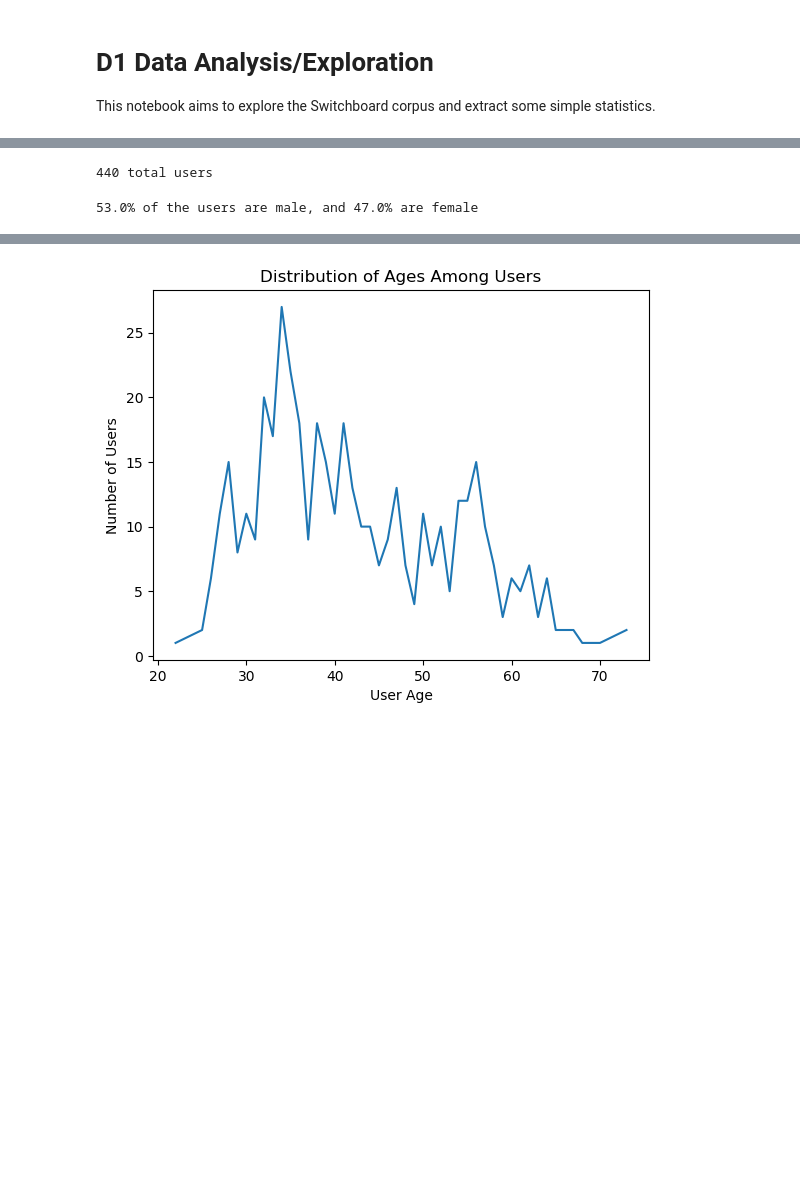
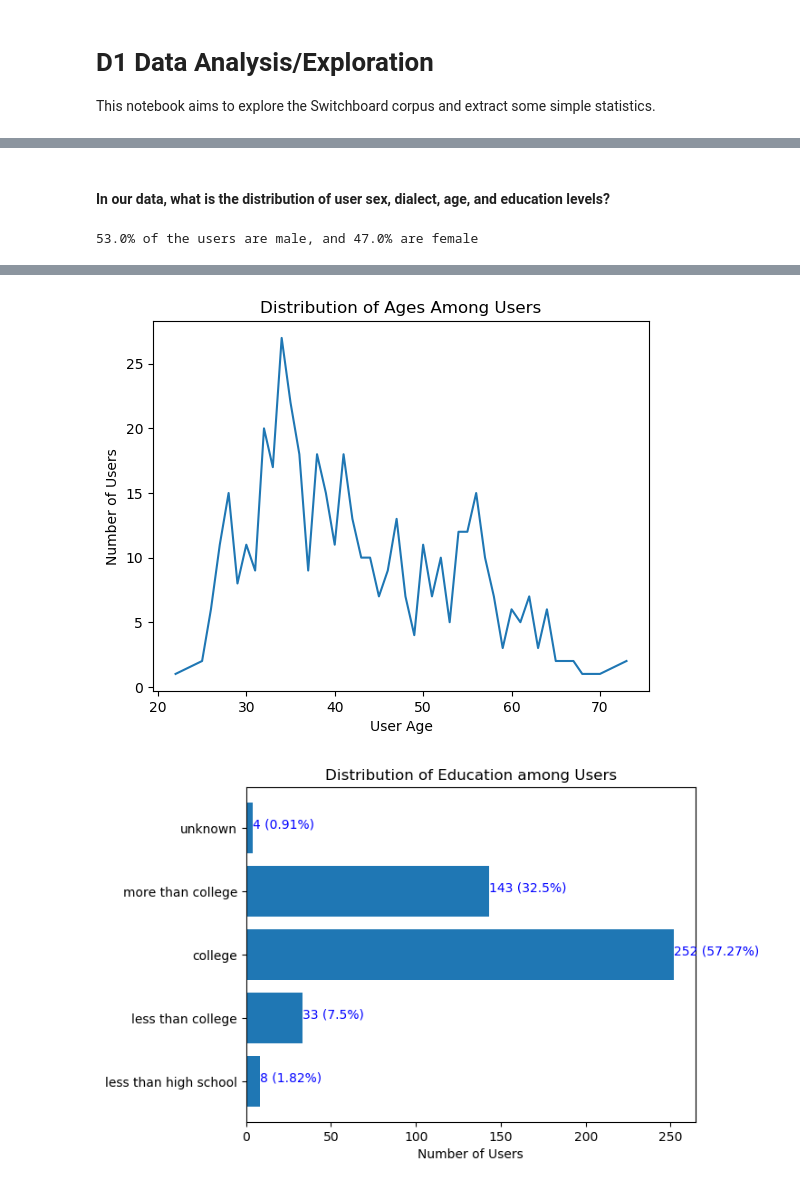
Before and after one commit to Gnome42/Cornell-Conversational-Analysis-Toolkit, a Jupyter notebook: datasets/switchboard-corpus/D1_data_analysis.ipynb, the cells around one changed output, grey strips where cells are left out. Drawn from its saved outputs; the diff is of its cells as text; code cells hidden in the pictures; blank space fills up the shorter version.

Commit message:
added stats on education, convo topics, and verified simple stats from original paper

```diff
--- a/datasets/switchboard-corpus/D1_data_analysis.ipynb
+++ b/datasets/switchboard-corpus/D1_data_analysis.ipynb
@@ -25,7 +33,18 @@ Number of Conversations: 1155
 # %%
+print('These are the same as the statistics listed provided in the paper:')
+corpus.print_summary_stats()
+
+print('\nLet\'s verify these values:')
 convo_ids = list(corpus.conversations.keys())
 utt_ids = list(corpus.utterances.keys())
+user_set = set()
+for u in utt_ids:
+    user_set.add(corpus.utterances[u].user.name)
 
-print('There are on average {:.0f} utterances per conversation'.format(len(corpus.utterances)/len(corpus.conversations)))
+print('Number of Users:', len(user_set))
+print('Number of Utterances:', len(utt_ids))
+print('Number of Conversations:', len(convo_ids))
+
+print('\nThere are on average {:.0f} utterances per conversation'.format(len(corpus.utterances)/len(corpus.conversations)))
 print('There are on average {:.0f} utterances per user'.format(len(corpus.utterances)/len(corpus.get_usernames())))
 # %% [output]
@@ -56,10 +87,8 @@ for u in corpus.utterances:
     users[corpus.utterances[u].user.name]['education'] = corpus.utterances[u].user.meta['education']
     users[corpus.utterances[u].user.name]['birth_year'] = corpus.utterances[u].user.meta['birth_year']
     users[corpus.utterances[u].user.name]['dialect_area'] = corpus.utterances[u].user.meta['dialect_area']
-
-print(len(users), 'total users')
-# %% [output]
-440 total users
+# %% [markdown]
+#### In our data, what is the distribution of user sex, dialect, age, and education levels?
 # %%
 # What is the breakdown of user stats? i.e. distribution of sex, dialect, age?
 
@@ -67,6 +96,7 @@ female = 0
 male = 0
 dialects = {}
 ages = {}
+edu = {0:0, 1:0, 2:0, 3:0, 9:0}
 for u in users.keys():
     # Count num male and female
     if users[u]['sex'] == 'FEMALE':
@@ -74,45 +104,61 @@ for u in users.keys():
     else:
         male += 1
 
-    # Count each dialect
+    # Count user dialects
     if users[u]['dialect_area'] not in dialects:
         dialects[users[u]['dialect_area']] = 0
     dialects[users[u]['dialect_area']] += 1
 
-    # Count each user's age (at 1997)
+    # Count user ages (at 1997)
     age = 1997 - users[u]['birth_year']
     if age not in ages:
         ages[age] = 0
     ages[age] += 1
+
+    # Count education levels
+    edu[users[u]['education']] += 1
 
 print('{0:0.1f}% of the users are male, and {1:0.1f}% are female\n'.format(100*male/len(users), 100*female/len(users)))
 
 # Plot distribution of dialects
 plt.rcdefaults()
 fig, ax = plt.subplots()
 
 plt.barh(range(9), list(dialects.values()), align='center')
 plt.yticks(range(9),dialects.keys())
 for i, v in enumerate(list(dialects.values())):
     ax.text(v, i, str(v)+' ('+str(round(100*v/len(users),2))+'%)', color='blue')
 plt.title('Distribution of Dialects among Users')
 plt.xlabel('Number of Users')
 plt.show()
 
 
 # Plot distribution of ages (This dataset was collected in 1997 so all ages are from that year)
 
 keys = np.array(list(ages.keys()))
 values = np.array(list(ages.values()))
 to_sort = np.argsort(keys)
 
 fig, ax = plt.subplots()
 plt.plot(keys[to_sort], values[to_sort])
 plt.xlabel('User Age')
 plt.ylabel('Number of Users')
 plt.title('Distribution of Ages Among Users')
 plt.show()
+
+# Plot distribution of education levels
+plt.rcdefaults()
+fig, ax = plt.subplots()
+
+plt.barh(range(5), list(edu.values()), align='center')
+plt.yticks(range(5), ['less than high school','less than college', 'college', 'more than college', 'unknown'])
+for i, v in enumerate(list(edu.values())):
+    ax.text(v, i, str(v)+' ('+str(round(100*v/len(users),2))+'%)', color='blue')
+plt.title('Distribution of Education among Users')
+plt.xlabel('Number of Users')
+plt.show()
 # %% [output]
 53.0% of the users are male, and 47.0% are female
 [figure]
 [figure]
+[figure, added]
```
Also changed, not shown: parts of 11 cells of this notebook.
